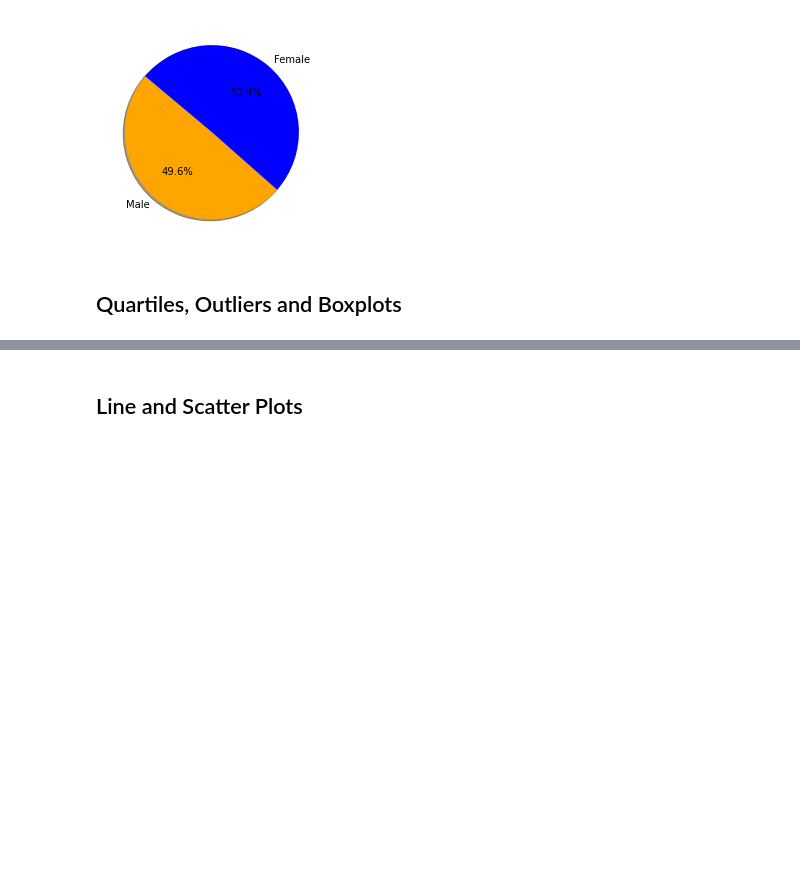
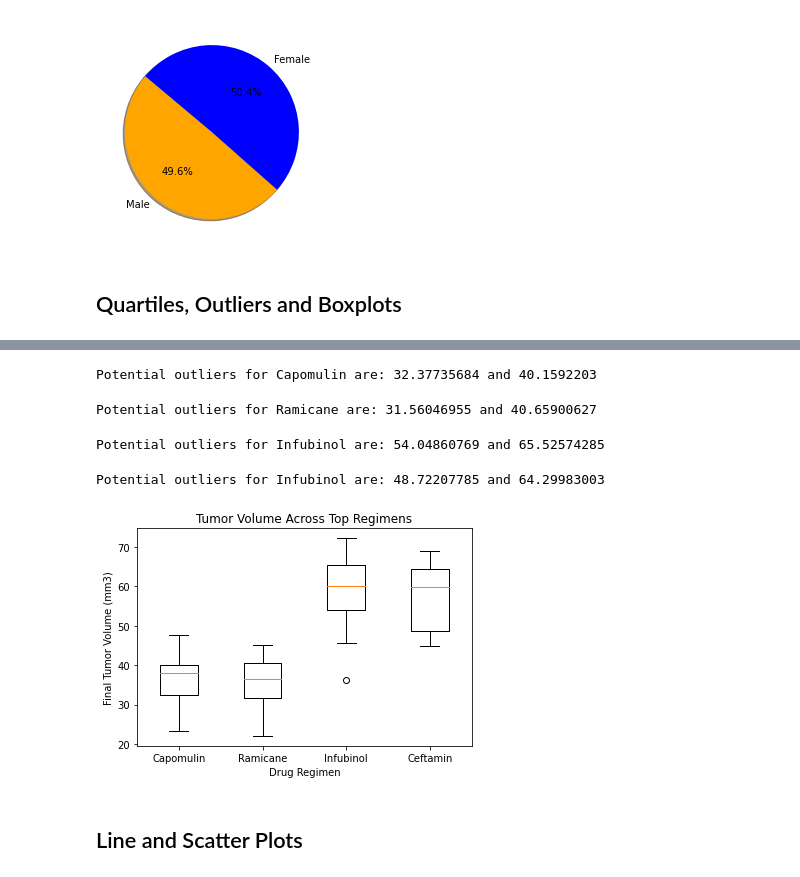
Before and after one commit to abarba1914/matplotlib-challenge, a Jupyter notebook: Pymaceuticals/pymaceuticals_starter.ipynb, the cells around one changed output, grey strips where cells are left out. Cells and saved outputs as stored; diff of their text form; code cells hidden in the pictures; blank space fills up the shorter version.

```diff
--- a/Pymaceuticals/pymaceuticals_starter.ipynb
+++ b/Pymaceuticals/pymaceuticals_starter.ipynb
@@ -269,6 +270,11 @@ plt.pie(sizes, labels=labels, colors=colors,
 # Capomulin, Ramicane, Infubinol, and Ceftamin
 
 # Start by getting the last (greatest) timepoint for each mouse
-
-
+four_regimens = clean_df[(clean_df["Drug Regimen"] == "Capomulin") | (clean_df["Drug Regimen"] == "Ramicane") | (clean_df["Drug Regimen"] == "Infubinol")
+                                    | (clean_df["Drug Regimen"] == "Ceftamin")]
+four_regimens = four_regimens [["Mouse ID", "Drug Regimen", "Timepoint", "Tumor Volume (mm3)"]]
+grouped_best = four_regimens.groupby("Mouse ID")["Timepoint"].max()
+grouped_best
 # Merge this group df with the original dataframe to get the tumor volume at the last timepoint
+merge_best = pd.merge(clean_df, grouped_best, on=["Mouse ID", "Timepoint"], how="inner")
+merge_best
@@ -275,22 +295,75 @@ plt.pie(sizes, labels=labels, colors=colors,
 # %%
 # Put treatments into a list for for loop (and later for plot labels)
-
-
+treatments = merge_best['Drug Regimen'].unique().tolist()
 # Create empty list to fill with tumor vol data (for plotting)
 
 
 # Calculate the IQR and quantitatively determine if there are any potential outliers.
 
-
     # Locate the rows which contain mice on each drug and get the tumor volumes
 
+    # add subset
+capomulin_df = merge_best[(merge_best["Drug Regimen"]=="Capomulin")]
+ramicane_df = merge_best[(merge_best["Drug Regimen"]=="Ramicane")]
+infubinol_df =  merge_best[(merge_best["Drug Regimen"]=="Infubinol")]
+ceftamin_df = merge_best[(merge_best["Drug Regimen"]=="Ceftamin")]
 
-    # add subset
+cap_tumors = capomulin_df["Tumor Volume (mm3)"]
+quartiles = cap_tumors.quantile([.25,.5,.75])
+lowerq = quartiles[0.25]
+upperq = quartiles[0.75]
+iqr = upperq-lowerq
 
+print(f"Potential outliers for Capomulin are: {lowerq} and {upperq}")
 
     # Determine outliers using upper and lower bounds
+# %% [output]
+Potential outliers for Capomulin are: 32.37735684 and 40.1592203
+# %%
+ram_tumors = ramicane_df["Tumor Volume (mm3)"]
+quartiles = ram_tumors.quantile([.25,.5,.75])
+lowerq = quartiles[0.25]
+upperq = quartiles[0.75]
+iqr = upperq-lowerq
+
+print(f"Potential outliers for Ramicane are: {lowerq} and {upperq}")
+# %% [output]
+Potential outliers for Ramicane are: 31.56046955 and 40.65900627
+# %%
+in_tumors = infubinol_df["Tumor Volume (mm3)"]
+quartiles = in_tumors.quantile([.25,.5,.75])
+lowerq = quartiles[0.25]
+upperq = quartiles[0.75]
+iqr = upperq-lowerq
+
+print(f"Potential outliers for Infubinol are: {lowerq} and {upperq}")
+# %% [output]
+Potential outliers for Infubinol are: 54.04860769 and 65.52574285
+# %%
+cef_tumors = ceftamin_df["Tumor Volume (mm3)"]
+quartiles = cef_tumors.quantile([.25,.5,.75])
+lowerq = quartiles[0.25]
+upperq = quartiles[0.75]
+iqr = upperq-lowerq
+
+print(f"Potential outliers for Infubinol are: {lowerq} and {upperq}")
+# %% [output]
+Potential outliers for Infubinol are: 48.72207785 and 64.29983003
 # %%
 # Generate a box plot of the final tumor volume of each mouse across four regimens of interest
+plot_data = [cap_tumors, ram_tumors, in_tumors, cef_tumors]
+
+fig1, ax1 = plt.subplots()
+ax1.set_title('Tumor Volume Across Top Regimens')
+ax1.set_ylabel('Final Tumor Volume (mm3)')
+ax1.set_xlabel('Drug Regimen')
+
+ax1.boxplot(plot_data, labels=["Capomulin","Ramicane","Infubinol","Ceftamin",])
+
+plt.savefig('boxplot')
+plt.show()
+# %% [output]
+[figure, added]
 # %% [markdown]
 ## Line and Scatter Plots
 # %%
```
Also changed, not shown: parts of 7 cells of this notebook, 1 other file.
